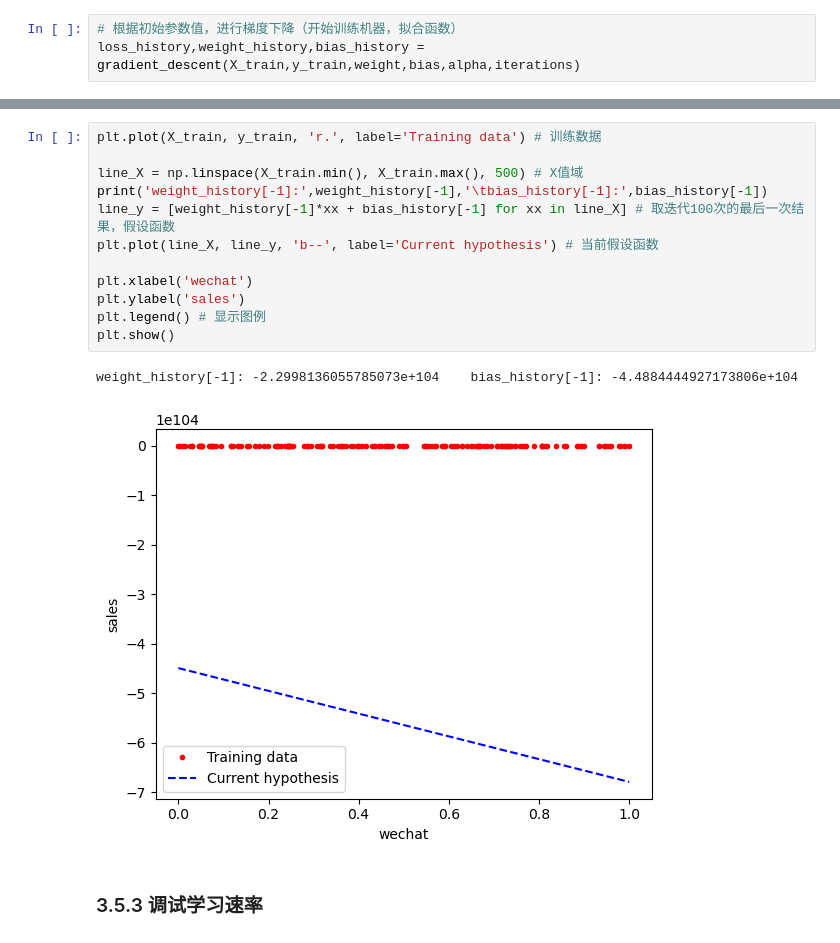
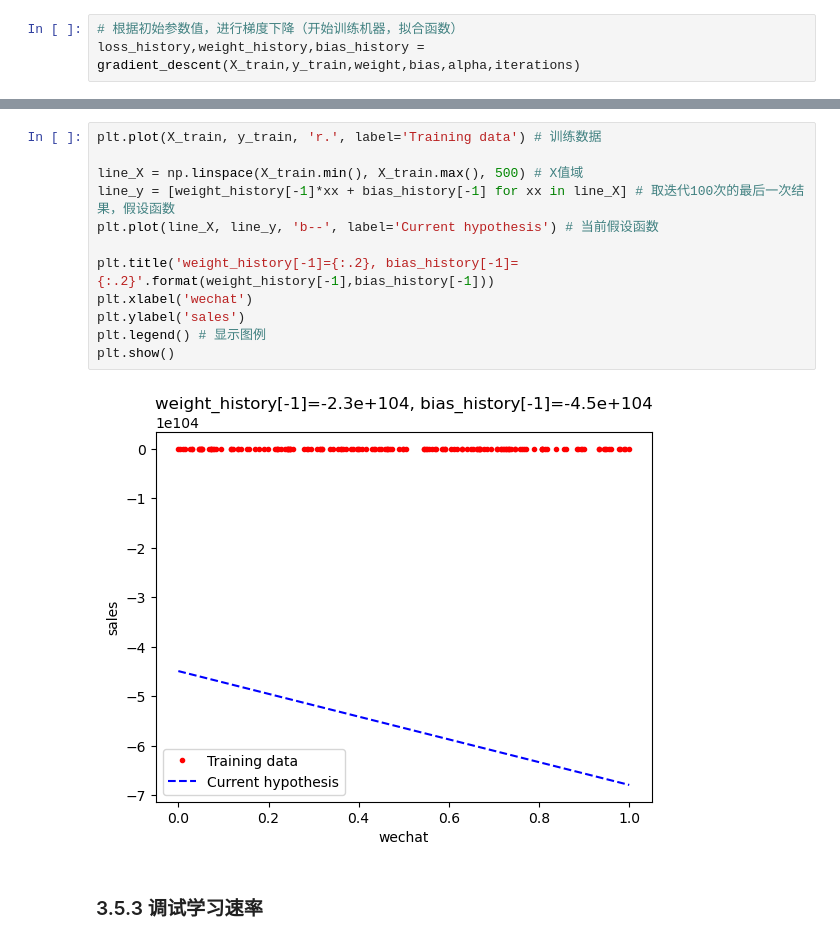
Before and after one commit to MemoryFactory/jupyter_basic, a Jupyter notebook: zero_ml.ipynb, the cells around one changed output, grey strips where cells are left out. Saved outputs shown, nothing was run; the diff lists cells and outputs as text.

```diff
--- a/zero_ml.ipynb
+++ b/zero_ml.ipynb
@@ -739,18 +757,17 @@ plt.show()
-# %%
-plt.plot(X_train, y_train, 'r.', label='Training data') # 训练数据
-
-line_X = np.linspace(X_train.min(), X_train.max(), 500) # X值域
-print('weight_history[-1]:',weight_history[-1],'\tbias_history[-1]:',bias_history[-1])
-line_y = [weight_history[-1]*xx + bias_history[-1] for xx in line_X] # 取迭代100次的最后一次结果，假设函数
-plt.plot(line_X, line_y, 'b--', label='Current hypothesis') # 当前假设函数
-
-plt.xlabel('wechat')
-plt.ylabel('sales')
-plt.legend() # 显示图例
-plt.show()
-# %% [output]
-weight_history[-1]: -2.2998136055785073e+104    bias_history[-1]: -4.4884444927173806e+104
-[figure, removed]
+# %%
+plt.plot(X_train, y_train, 'r.', label='Training data') # 训练数据
+
+line_X = np.linspace(X_train.min(), X_train.max(), 500) # X值域
+line_y = [weight_history[-1]*xx + bias_history[-1] for xx in line_X] # 取迭代100次的最后一次结果，假设函数
+plt.plot(line_X, line_y, 'b--', label='Current hypothesis') # 当前假设函数
+
+plt.title('weight_history[-1]={:.2}, bias_history[-1]={:.2}'.format(weight_history[-1],bias_history[-1]))
+plt.xlabel('wechat')
+plt.ylabel('sales')
+plt.legend() # 显示图例
+plt.show()
+# %% [output]
+[figure, added]
 # %% [markdown]
 ### 3.5.3 调试学习速率
 # %%
```
Also changed, not shown: parts of 20 cells of this notebook.
